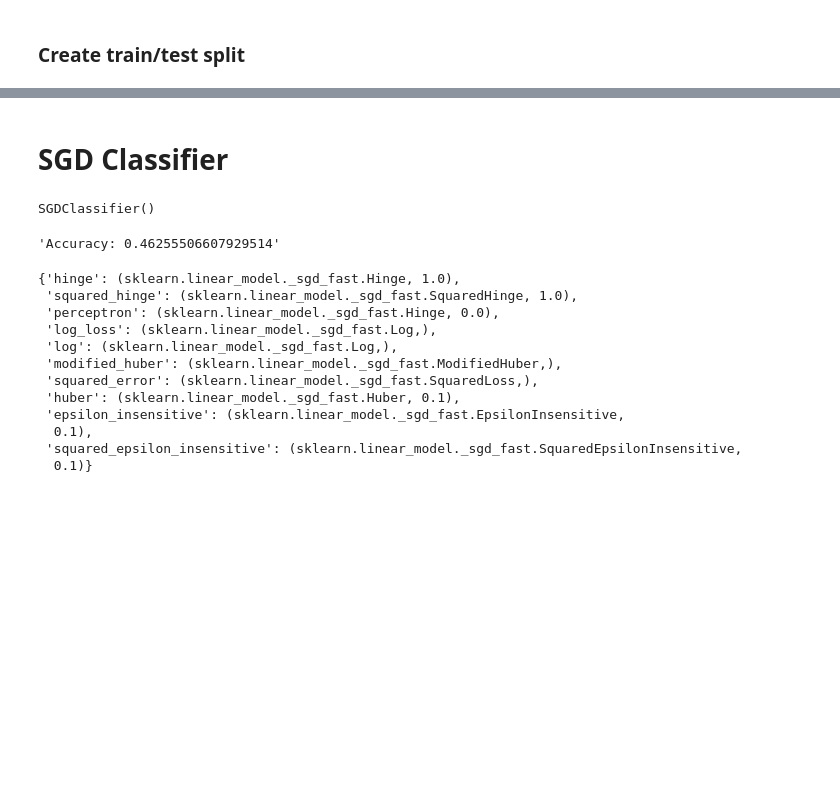
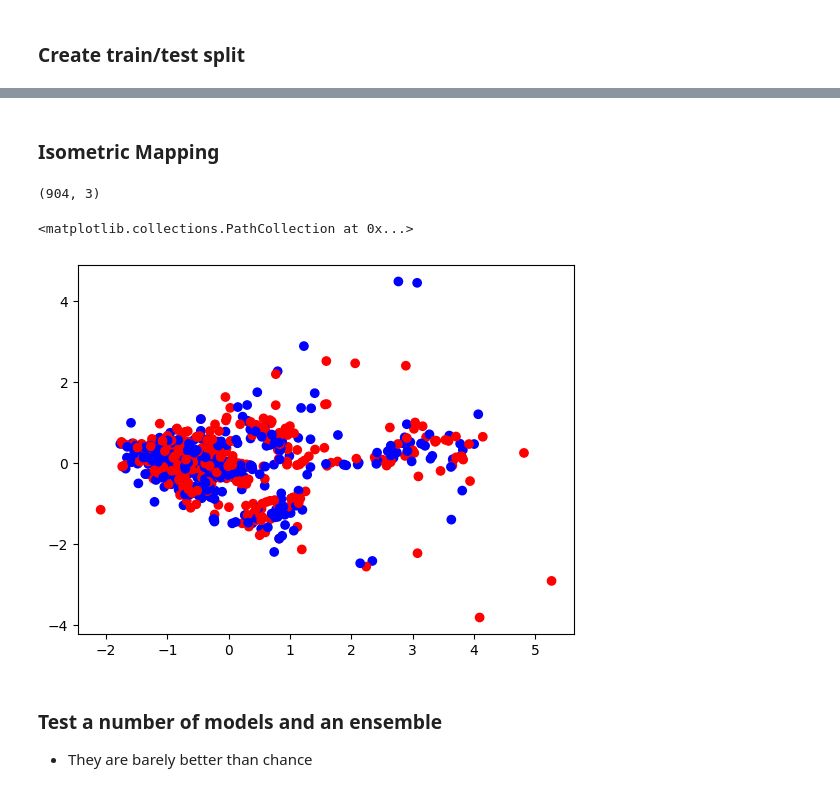
Before and after one commit to NWNHT/curling, a Jupyter notebook: src/predictions.ipynb, the cells around one changed output, grey strips where cells are left out. Cells and saved outputs as stored; diff of their text form; code cells hidden in the pictures; blank space fills up the shorter version.

```diff
--- a/src/predictions.ipynb
+++ b/src/predictions.ipynb
@@ -1219,6 +1207,0 @@ plt.plot(np.cumsum(pca.explained_variance_ratio_))
-# %%
-from sklearn.svm import SVC
-from sklearn.model_selection import GridSearchCV
-
-svc = SVC()
-svc.fit(X_train, y_train)
@@ -1234,7 +1207,0 @@ f"Accuracy: {sum((pred == y_test)) / len(pred)}"
-# %%
-from sklearn.ensemble import RandomForestClassifier
-
-params = {'n_estimators': [10, 100, 500], 'criterion': ['gini', 'entropy', 'log_loss'], 'max_depth': [7, 9, 12]}
-rfcgs = GridSearchCV(RandomForestClassifier(), params)
-rfc = RandomForestClassifier(n_estimators=1000)
-rfcgs.fit(X_train, y_train)
@@ -1257,9 +1207,0 @@ f"Accuracy: {sum((pred == y_test)) / len(pred)}"
-# %%
-from sklearn.linear_model import LogisticRegressionCV, LogisticRegression
-from sklearn.preprocessing import StandardScaler
-from sklearn.pipeline import make_pipeline
-
-lrsc = make_pipeline(StandardScaler(), LogisticRegression())
-lrsc.fit(X_train, y_train)
-lr = LogisticRegression()
-lr.fit(X_train, y_train)
@@ -1284,29 +1208,16 @@ f"Accuracy: {sum((pred == y_test)) / len(pred)}"
-# %% [markdown]
-# SGD Classifier
-# %%
-from sklearn.linear_model import SGDClassifier
-
-sgdc = SGDClassifier()
-sgdc.fit(X_train, y_train)
-# %% [output]
-SGDClassifier()
-# %%
-pred = sgdc.predict(X_test)
-f"Accuracy: {sum((pred == y_test)) / len(pred)}"
-# %% [output]
-'Accuracy: 0.46255506607929514'
-# %%
-sgdc.loss_functions
-# %% [output]
-{'hinge': (sklearn.linear_model._sgd_fast.Hinge, 1.0),
- 'squared_hinge': (sklearn.linear_model._sgd_fast.SquaredHinge, 1.0),
- 'perceptron': (sklearn.linear_model._sgd_fast.Hinge, 0.0),
- 'log_loss': (sklearn.linear_model._sgd_fast.Log,),
- 'log': (sklearn.linear_model._sgd_fast.Log,),
- 'modified_huber': (sklearn.linear_model._sgd_fast.ModifiedHuber,),
- 'squared_error': (sklearn.linear_model._sgd_fast.SquaredLoss,),
- 'huber': (sklearn.linear_model._sgd_fast.Huber, 0.1),
- 'epsilon_insensitive': (sklearn.linear_model._sgd_fast.EpsilonInsensitive,
-  0.1),
- 'squared_epsilon_insensitive': (sklearn.linear_model._sgd_fast.SquaredEpsilonInsensitive,
-  0.1)}
+# %% [markdown]
+### Isometric Mapping
+# %%
+from sklearn.manifold import Isomap
+
+iso = Isomap(n_components=3)
+iso_map = iso.fit_transform(X_train)
+print(iso_map.shape)
+plt.scatter(iso_map[:, 0], iso_map[:, 1], c=y_train.apply(lambda x: 'red' if x == 'team1' else 'blue'))
+# %% [output]
+(904, 3)
+<matplotlib.collections.PathCollection at 0x...>
+[figure, added]
+# %% [markdown]
+### Test a number of models and an ensemble
+- They are barely better than chance
```
Also changed, not shown: parts of 69 cells of this notebook.
